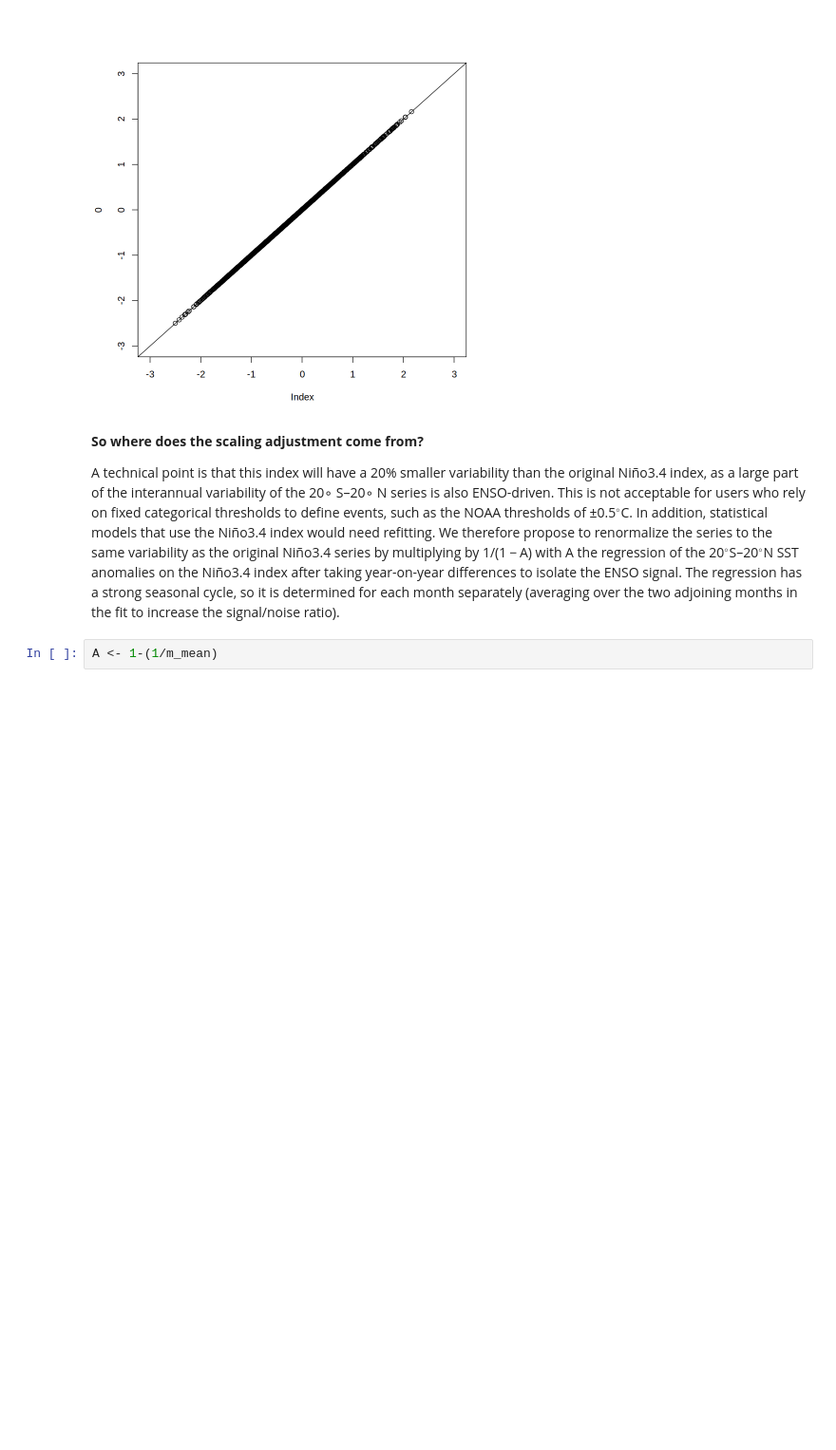
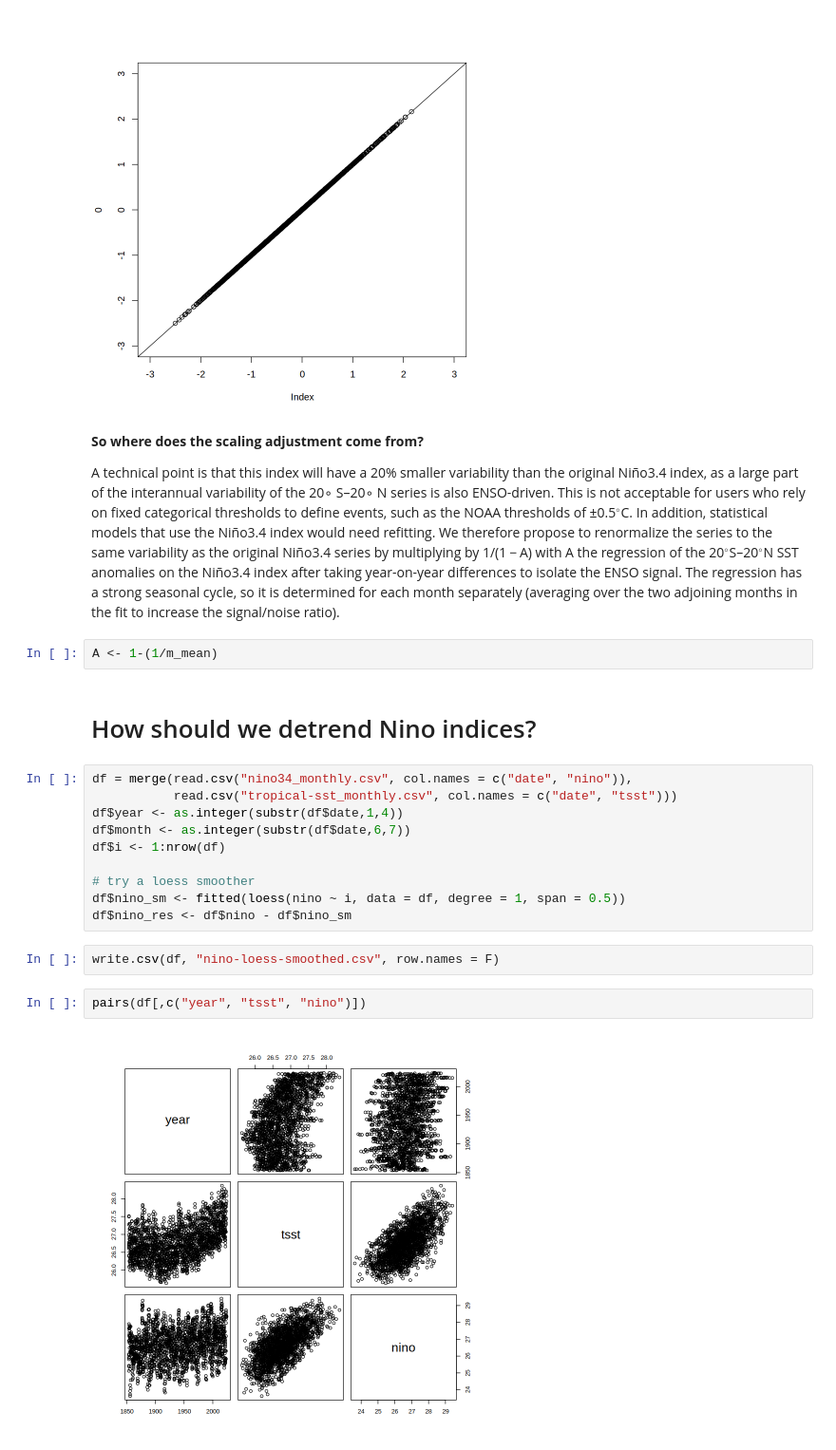
Before and after one commit to clairbarnes/wwa-current, a Jupyter notebook: 10_misc/detrended_nino34/r_nino34_det.ipynb, the cells around one changed output. Shown at 95% size. Drawn from its saved outputs; the diff is of its cells as text; blank space fills up the shorter version.

```diff
--- a/10_misc/detrended_nino34/r_nino34_det.ipynb
+++ b/10_misc/detrended_nino34/r_nino34_det.ipynb
@@ -24,3 +30,21 @@ for(m in 1:12) { points(get_m(nino34_det, m)$X0, get_m(nino34rel, m)$X0 / m_adj[
 A technical point is that this index will have a 20% smaller variability than the original Niño3.4 index, as a large part of the interannual variability of the 20∘ S–20∘ N series is also ENSO-driven. This is not acceptable for users who rely on fixed categorical thresholds to define events, such as the NOAA thresholds of ±0.5$^\circ$C. In addition, statistical models that use the Niño3.4 index would need refitting. We therefore propose to renormalize the series to the same variability as the original Niño3.4 series by multiplying by 1/(1 − A) with A the regression of the 20$^\circ$S–20$^\circ$N SST anomalies on the Niño3.4 index after taking year-on-year differences to isolate the ENSO signal. The regression has a strong seasonal cycle, so it is determined for each month separately (averaging over the two adjoining months in the fit to increase the signal/noise ratio).
 # %%
 A <- 1-(1/m_mean)
+# %% [markdown]
+# How should we detrend Nino indices?
+# %%
+df = merge(read.csv("nino34_monthly.csv", col.names = c("date", "nino")),
+           read.csv("tropical-sst_monthly.csv", col.names = c("date", "tsst")))
+df$year <- as.integer(substr(df$date,1,4))
+df$month <- as.integer(substr(df$date,6,7))
+df$i <- 1:nrow(df)
+
+# try a loess smoother
+df$nino_sm <- fitted(loess(nino ~ i, data = df, degree = 1, span = 0.5))
+df$nino_res <- df$nino - df$nino_sm
+# %%
+write.csv(df, "nino-loess-smoothed.csv", row.names = F)
+# %%
+pairs(df[,c("year", "tsst", "nino")])
+# %% [output]
+[figure, added]
```
Also changed, not shown: parts of 7 cells of this notebook, 1 other file.
